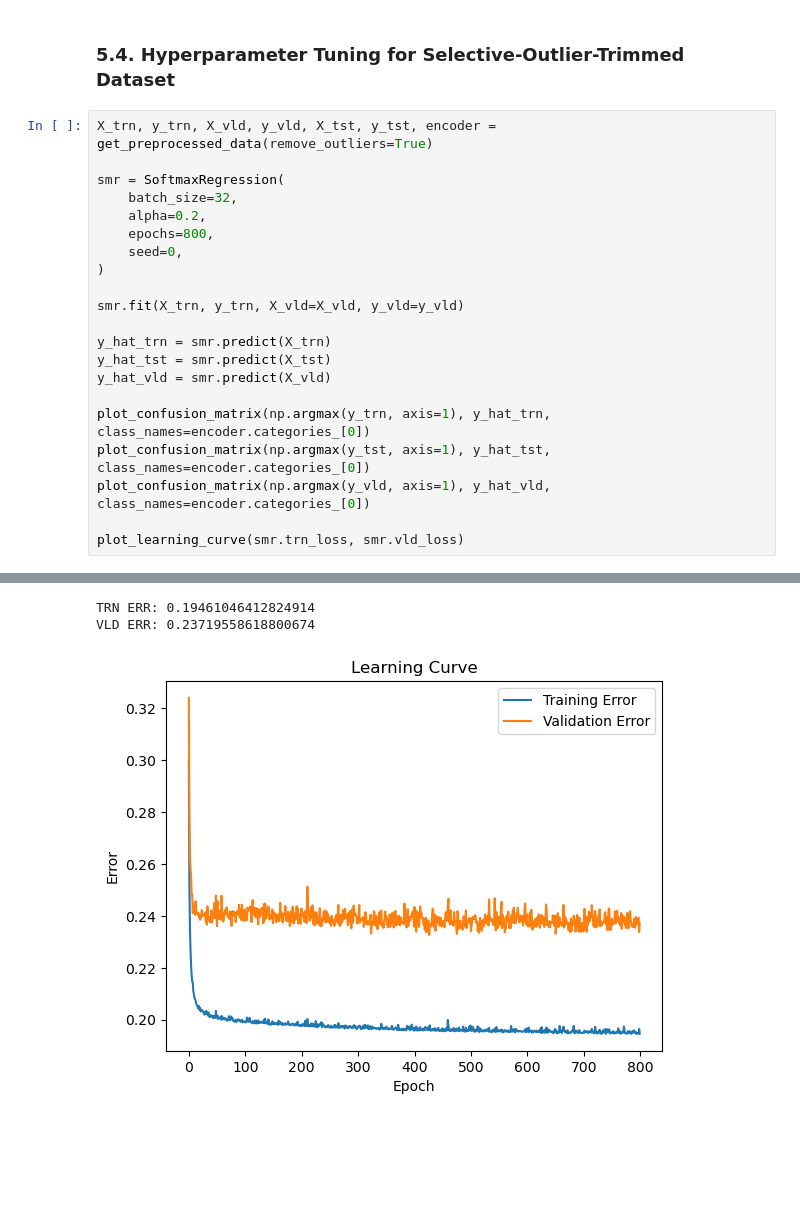
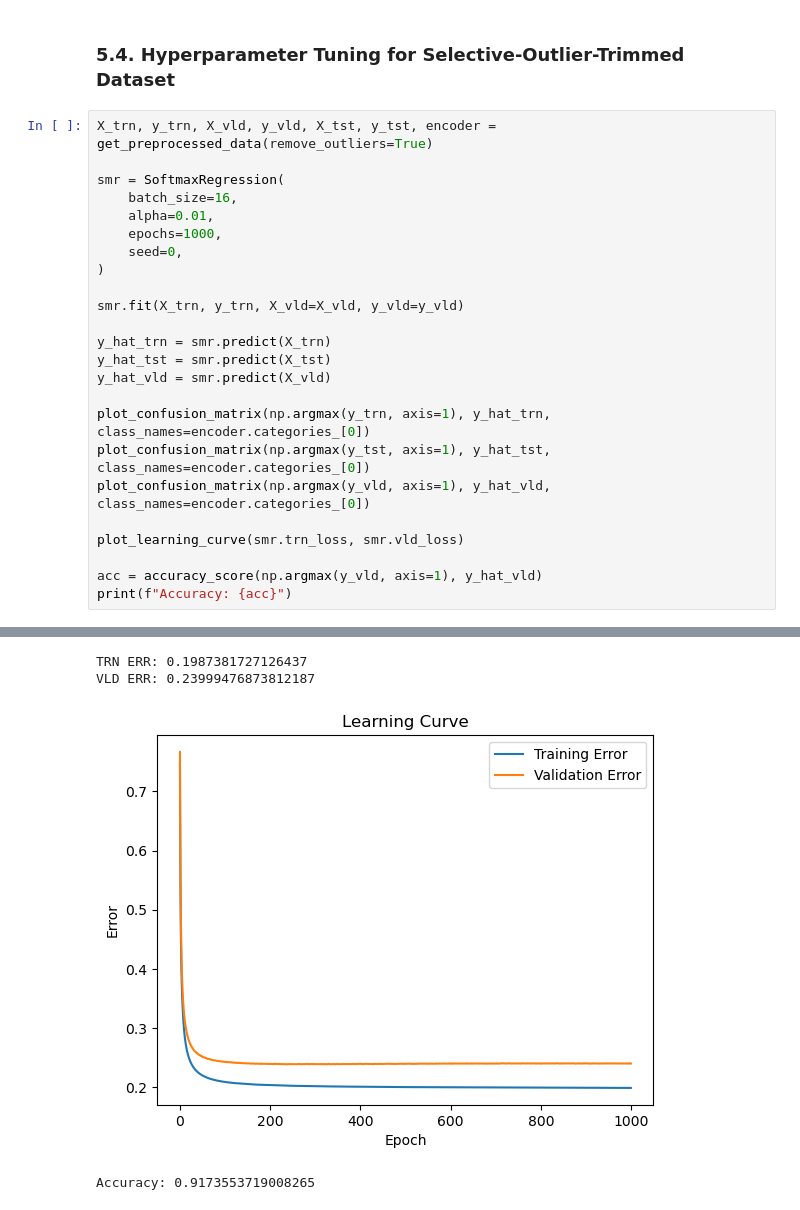
Before and after one commit to fortestingrandom/IdentifyBeanML, a Jupyter notebook: Identifying and differentiating dry beans with the power of machine learning.ipynb, the cells around one changed output, grey strips where cells are left out. Saved outputs shown, nothing was run; the diff lists cells and outputs as text; blank space fills up the shorter version.

```diff
--- a/Identifying and differentiating dry beans with the power of machine learning.ipynb
+++ b/Identifying and differentiating dry beans with the power of machine learning.ipynb
@@ -531,9 +553,9 @@ VLD ERR: 0.19680157119715097
 X_trn, y_trn, X_vld, y_vld, X_tst, y_tst, encoder = get_preprocessed_data(remove_outliers=True)
 
 smr = SoftmaxRegression(
-    batch_size=32,
-    alpha=0.2,
-    epochs=800,
+    batch_size=16,
+    alpha=0.01,
+    epochs=1000,
     seed=0,
 )
 
@@ -548,4 +570,7 @@ plot_confusion_matrix(np.argmax(y_tst, axis=1), y_hat_tst, class_names=encoder.c
 plot_confusion_matrix(np.argmax(y_vld, axis=1), y_hat_vld, class_names=encoder.categories_[0])
 
 plot_learning_curve(smr.trn_loss, smr.vld_loss)
+
+acc = accuracy_score(np.argmax(y_vld, axis=1), y_hat_vld)
+print(f"Accuracy: {acc}")
 # %% [output]
@@ -555,6 +580,7 @@ plot_learning_curve(smr.trn_loss, smr.vld_loss)
-TRN ERR: 0.19461046412824914
-VLD ERR: 0.23719558618800674
+TRN ERR: 0.1987381727126437
+VLD ERR: 0.23999476873812187
-[figure, old version]
+[figure, new version]
+Accuracy: 0.9173553719008265
 # %%
 X_trn, y_trn, X_vld, y_vld, X_tst, y_tst, encoder = get_preprocessed_data(remove_outliers=True)
 
```
Also changed, not shown: parts of 9 cells of this notebook.
